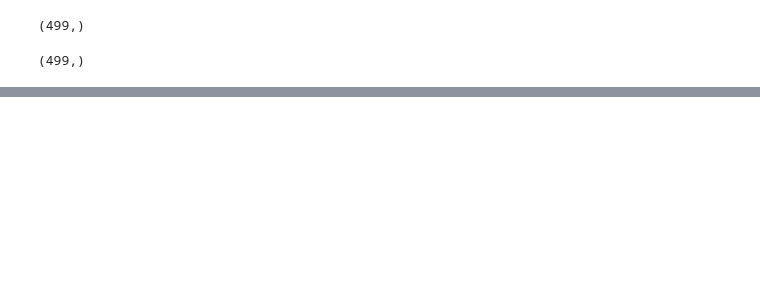
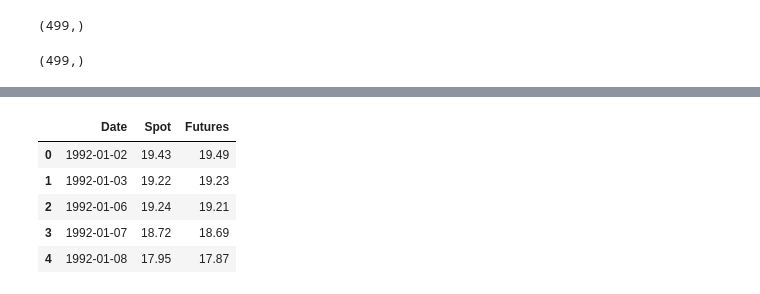
Before and after one commit to broughtj/Fin6470, a Jupyter notebook: Notebooks/Module II/Rolling-Hedge-OLS.ipynb, the cells around one changed output, grey strips where cells are left out. Cells and saved outputs as stored; diff of their text form; code cells hidden in the pictures; blank space fills up the shorter version.

```diff
--- a/Notebooks/Module II/Rolling-Hedge-OLS.ipynb
+++ b/Notebooks/Module II/Rolling-Hedge-OLS.ipynb
@@ -96,0 +101,4 @@ ts.plot(grid=True, color="orange")
+# %%
+inFile = "./data/WTI-Prices-1992-to-1993.csv"
+# %%
+df = pd.read_csv(inFile, parse_dates=True)
@@ -96,0 +125,9 @@ ts.plot(grid=True, color="orange")
+# %%
+df.head()
+# %% [output]
+|  | Date | Spot | Futures |
+| 0 | 1992-01-02 | 19.43 | 19.49 |
+| 1 | 1992-01-03 | 19.22 | 19.23 |
+| 2 | 1992-01-06 | 19.24 | 19.21 |
+| 3 | 1992-01-07 | 18.72 | 18.69 |
+| 4 | 1992-01-08 | 17.95 | 17.87 |
```
Also changed, not shown: parts of 19 cells of this notebook, 2 other files.
